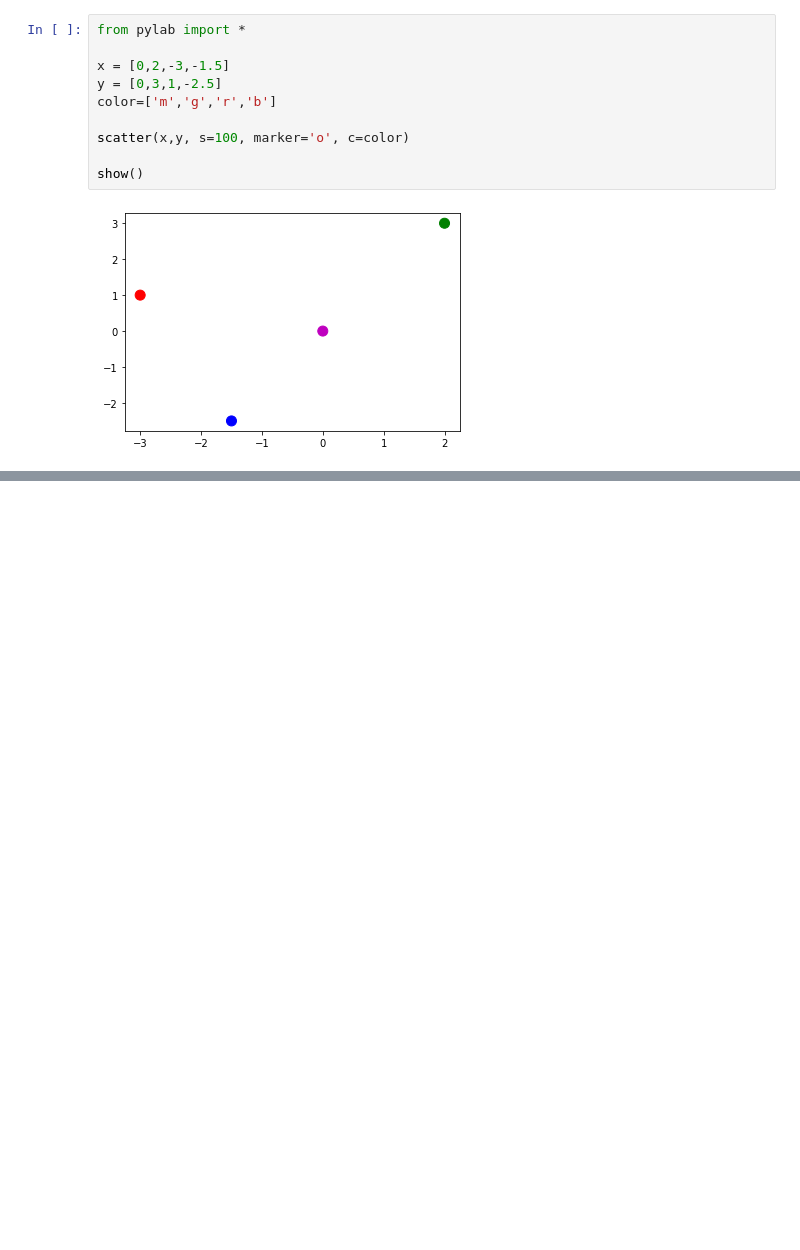
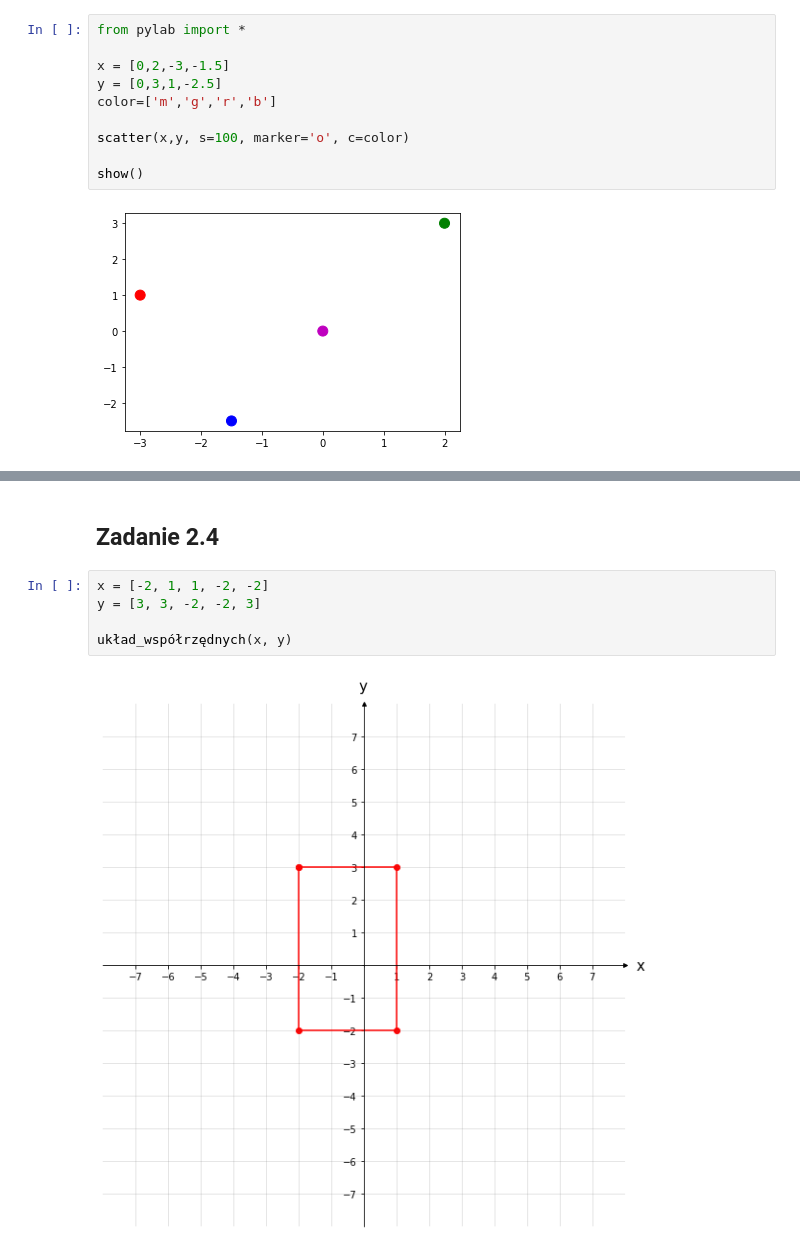
Before and after one commit to robb666/nn, a Jupyter notebook: np practice jupyter-lab.ipynb, the cells around one changed output, grey strips where cells are left out. Cells and saved outputs as stored; diff of their text form; blank space fills up the shorter version.

```diff
--- a/np practice jupyter-lab.ipynb
+++ b/np practice jupyter-lab.ipynb
@@ -1576,0 +1642,9 @@ show()
+# %% [markdown]
+##  Zadanie 2.4
+# %%
+x = [-2, 1, 1, -2, -2]
+y = [3, 3, -2, -2, 3]
+
+układ_współrzędnych(x, y)
+# %% [output]
+[figure, added]
```
Also changed, not shown: parts of 12 cells of this notebook.
